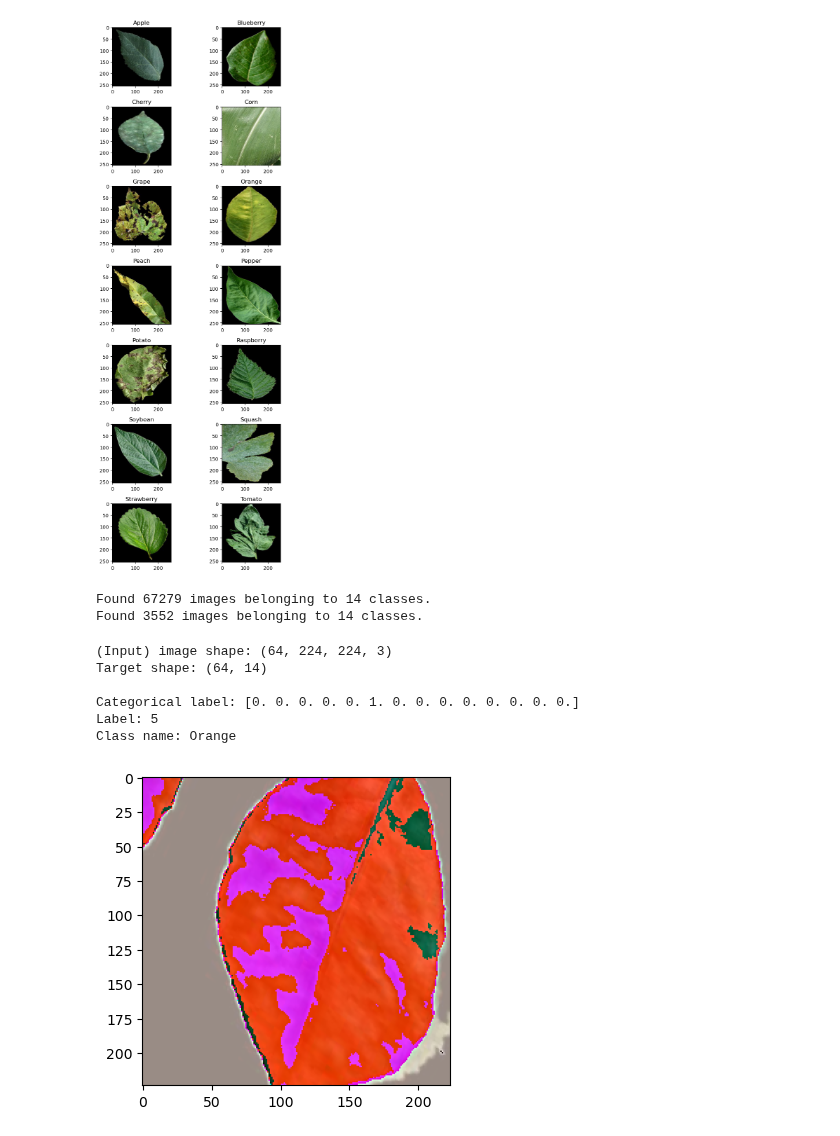
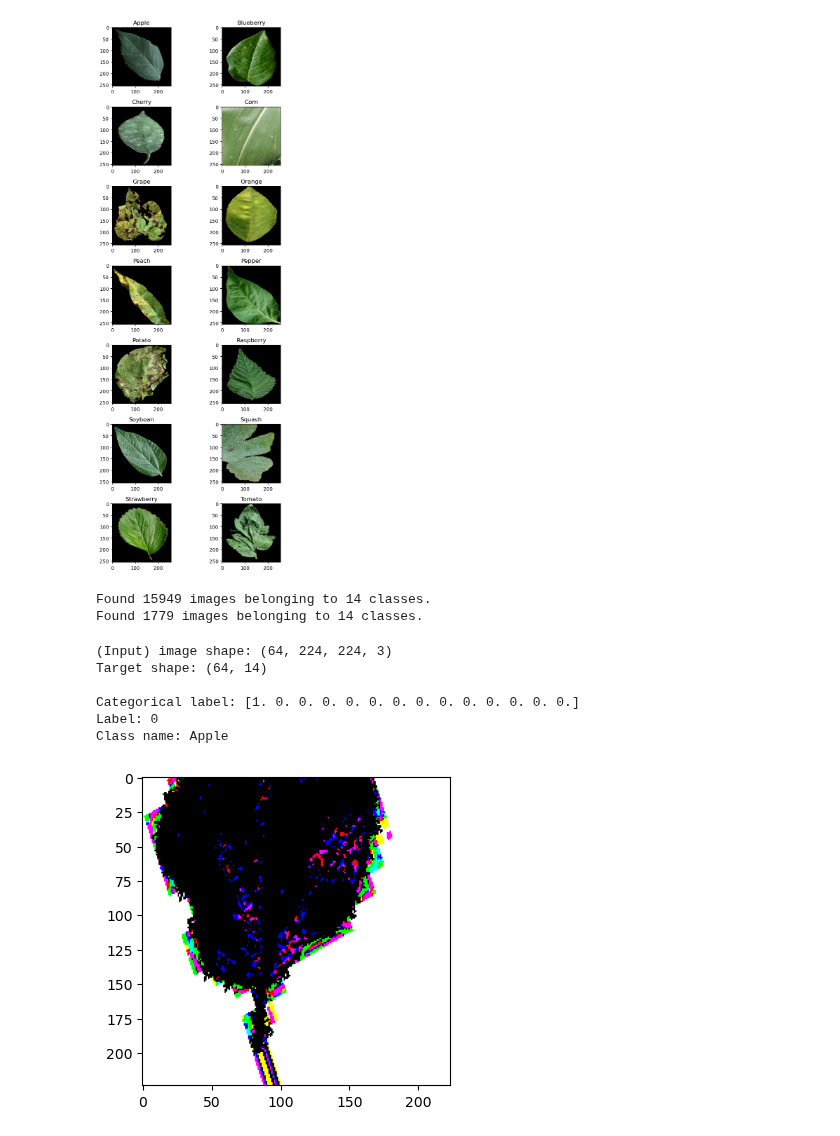
Before and after one commit to irfanmasoudi/anndl1, a Jupyter notebook: Challenge1-ResNet.ipynb, the cells around one changed output. Cells and saved outputs as stored; diff of their text form; code cells hidden in the pictures.

```diff
--- a/Challenge1-ResNet.ipynb
+++ b/Challenge1-ResNet.ipynb
@@ -33,7 +33,7 @@ tf.compat.v1.set_random_seed(seed)
 /Users/irfanmasudi/ANNDL/Challenge
 # %%
 # Dataset folders
-dataset_dir = 'datasets'
+dataset_dir = 'dataset'
 training_dir = os.path.join(dataset_dir, 'train')
 validation_dir = os.path.join(dataset_dir, 'val')
 #test_dir = os.path.join(dataset_dir, 'test')
@@ -78,8 +78,8 @@ valid_data_gen = ImageDataGenerator(rotation_range=30,
                                     zoom_range=0.3,
                                     horizontal_flip=True,
                                     vertical_flip=True,
-                                    fill_mode='reflect',
-                                    preprocessing_function=tfk.applications.resnet50.preprocess_input)
+                                    fill_mode='nearest',
+                                    preprocessing_function=tfk.applications.resnet_v2.preprocess_input)
 # Create an instance of ImageDataGenerator with Data Augmentation
 aug_train_data_gen = ImageDataGenerator(rotation_range=30,
                                         height_shift_range=50,
@@ -87,8 +87,8 @@ aug_train_data_gen = ImageDataGenerator(rotation_range=30,
                                         zoom_range=0.3,
                                         horizontal_flip=True,
                                         vertical_flip=True,
-                                        fill_mode='reflect',
-                                        preprocessing_function=tfk.applications.resnet50.preprocess_input) # rescale value is multiplied to the image
+                                        fill_mode='nearest',
+                                        preprocessing_function=tfk.applications.resnet_v2.preprocess_input) # rescale value is multiplied to the image
 
 # Obtain a data generator with the 'ImageDataGenerator.flow_from_directory' method
 train_gen = aug_train_data_gen.flow_from_directory(directory=training_dir,
@@ -108,8 +108,8 @@ valid_gen = valid_data_gen.flow_from_directory(directory=validation_dir,
                                                shuffle=False,
                                                seed=seed)
 # %% [output]
-Found 67279 images belonging to 14 classes.
-Found 3552 images belonging to 14 classes.
+Found 15949 images belonging to 14 classes.
+Found 1779 images belonging to 14 classes.
 # %%
 def get_next_batch(generator):
     batch = next(generator)
@@ -136,15 +136,15 @@ def get_next_batch(generator):
     return batch
 # %%
 # Get a sample from dataset and show info
-_ = get_next_batch(train_gen)
+_ = get_next_batch(valid_gen)
 # %% [output]
 (Input) image shape: (64, 224, 224, 3)
 Target shape: (64, 14)
 
-Categorical label: [0. 0. 0. 0. 0. 1. 0. 0. 0. 0. 0. 0. 0. 0.]
-Label: 5
-Class name: Orange
+Categorical label: [1. 0. 0. 0. 0. 0. 0. 0. 0. 0. 0. 0. 0. 0.]
+Label: 0
+Class name: Apple
-[figure, old version]
+[figure, new version]
 # %%
 from sklearn.utils import compute_class_weight
 
```
Also changed, not shown: parts of 15 cells of this notebook, 3 other files.
